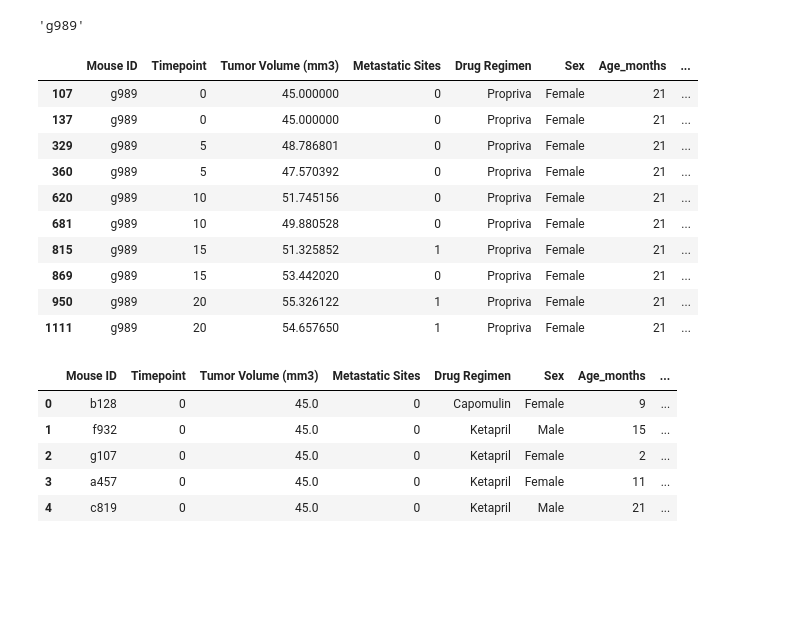
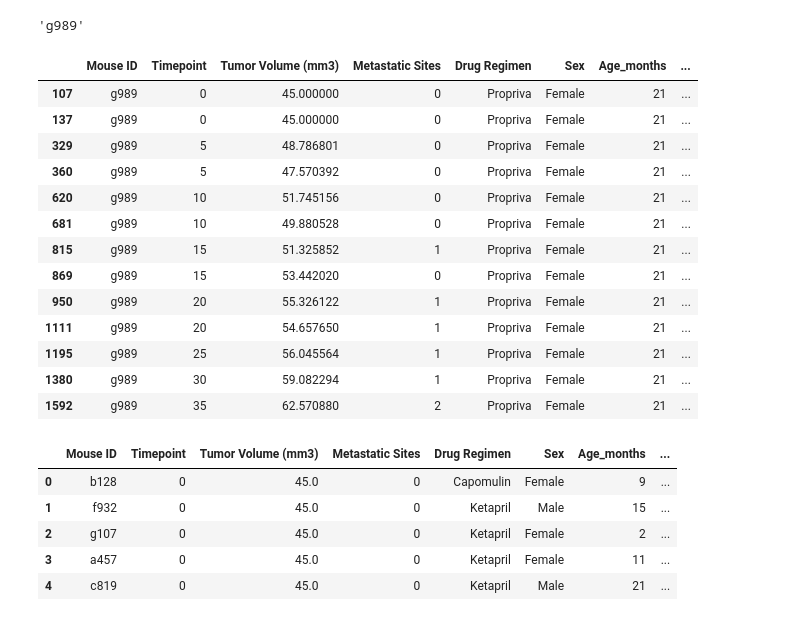
Before and after one commit to pixare7/pymaceuticals, a Jupyter notebook: pymaceuticals.ipynb, the cells around one changed output. Saved outputs shown, nothing was run; the diff lists cells and outputs as text; code cells hidden in the pictures; blank space fills up the shorter version.

Commit message:
corrected duplicate mouse data script, corrected pie chart script

```diff
--- a/pymaceuticals.ipynb
+++ b/pymaceuticals.ipynb
@@ -50,23 +49,27 @@ duplicate_mouse_ids
 array(['g989'], dtype=object)
 # %%
 # duplicate mouse ID
-duplicate_mouse_ids[0]
+duplicate_mouse = duplicate_mouse_ids[0]
+duplicate_mouse
 # %% [output]
 'g989'
 # %%
-# All the data for the duplicate mouse ID.
-duplicate_rows = mouse_df[mouse_df.duplicated(subset=['Mouse ID', 'Timepoint'], keep=False)]
+# data for duplicate mouse ID
+duplicate_rows = mouse_df.loc[mouse_df['Mouse ID'] == duplicate_mouse, :]
 duplicate_rows
 # %% [output]
 |  | Mouse ID | Timepoint | Tumor Volume (mm3) | Metastatic Sites | Drug Regimen | Sex | Age_months | ... |
 | 107 | g989 | 0 | 45.000000 | 0 | Propriva | Female | 21 | ... |
 | 137 | g989 | 0 | 45.000000 | 0 | Propriva | Female | 21 | ... |
 | 329 | g989 | 5 | 48.786801 | 0 | Propriva | Female | 21 | ... |
 | 360 | g989 | 5 | 47.570392 | 0 | Propriva | Female | 21 | ... |
 | 620 | g989 | 10 | 51.745156 | 0 | Propriva | Female | 21 | ... |
 | 681 | g989 | 10 | 49.880528 | 0 | Propriva | Female | 21 | ... |
 | 815 | g989 | 15 | 51.325852 | 1 | Propriva | Female | 21 | ... |
 | 869 | g989 | 15 | 53.442020 | 0 | Propriva | Female | 21 | ... |
 | 950 | g989 | 20 | 55.326122 | 1 | Propriva | Female | 21 | ... |
 | 1111 | g989 | 20 | 54.657650 | 1 | Propriva | Female | 21 | ... |
+| 1195 | g989 | 25 | 56.045564 | 1 | Propriva | Female | 21 | ... |
+| 1380 | g989 | 30 | 59.082294 | 1 | Propriva | Female | 21 | ... |
+| 1592 | g989 | 35 | 62.570880 | 2 | Propriva | Female | 21 | ... |
 # %%
```
Also changed, not shown: parts of 13 cells of this notebook, 1 other file.
